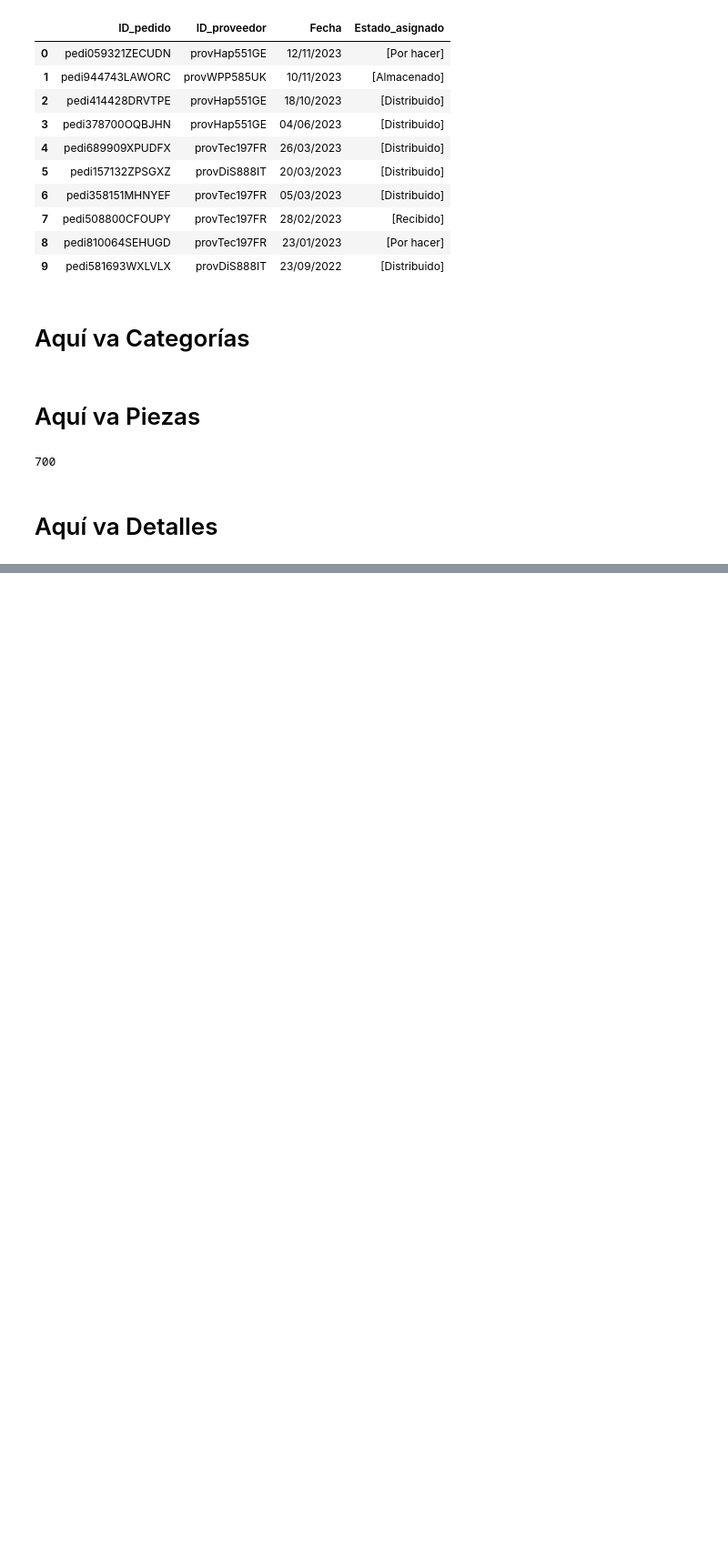
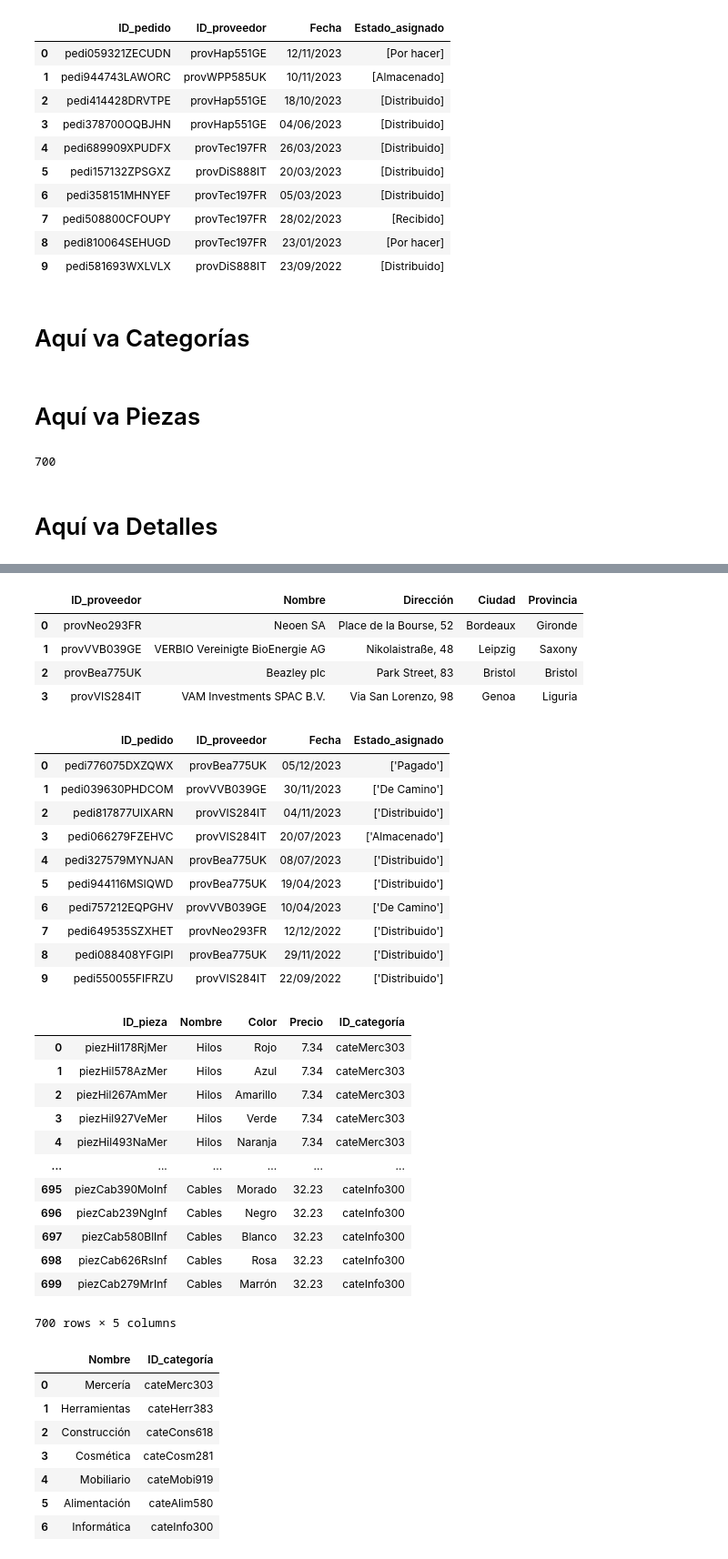
Before and after one commit to OKy9413/ONLINE_DS_THEBRIDGE_EXERSISES, a Jupyter notebook: 03_Analisis_de_Datos/Sprint_07/Team_Challenge/how_to_create_dataframe_v2.ipynb, the cells around one changed output, grey strips where cells are left out. Shown at 91% size. Drawn from its saved outputs; the diff is of its cells as text; code cells hidden in the pictures; blank space fills up the shorter version.

```diff
--- a/03_Analisis_de_Datos/Sprint_07/Team_Challenge/how_to_create_dataframe_v2.ipynb
+++ b/03_Analisis_de_Datos/Sprint_07/Team_Challenge/how_to_create_dataframe_v2.ipynb
@@ -760,0 +759,50 @@ df_deta['ID_pedido'].nunique()
+# %%
+tabla_proveedores = pd.read_csv('proveedores10.csv')
+tabla_pedidos = pd.read_csv('pedidos10.csv')
+tabla_piezas = pd.read_csv('pienzas10.csv')
+tabla_categoria = pd.read_csv('categoria10.csv')
+tabla_detalles = pd.read_csv('detalles10.csv')
+
+display(tabla_proveedores)
+display(tabla_pedidos)
+display(tabla_piezas)
+display(tabla_categoria)
+display(tabla_detalles)
+# %% [output]
+|  | ID_proveedor | Nombre | Dirección | Ciudad | Provincia |
+| 0 | provNeo293FR | Neoen SA | Place de la Bourse, 52 | Bordeaux | Gironde |
+| 1 | provVVB039GE | VERBIO Vereinigte BioEnergie AG | Nikolaistraße, 48 | Leipzig | Saxony |
+| 2 | provBea775UK | Beazley plc | Park Street, 83 | Bristol | Bristol |
+| 3 | provVIS284IT | VAM Investments SPAC B.V. | Via San Lorenzo, 98 | Genoa | Liguria |
+|  | ID_pedido | ID_proveedor | Fecha | Estado_asignado |
+| 0 | pedi776075DXZQWX | provBea775UK | 05/12/2023 | ['Pagado'] |
+| 1 | pedi039630PHDCOM | provVVB039GE | 30/11/2023 | ['De Camino'] |
+| 2 | pedi817877UIXARN | provVIS284IT | 04/11/2023 | ['Distribuido'] |
+| 3 | pedi066279FZEHVC | provVIS284IT | 20/07/2023 | ['Almacenado'] |
+| 4 | pedi327579MYNJAN | provBea775UK | 08/07/2023 | ['Distribuido'] |
+| 5 | pedi944116MSIQWD | provBea775UK | 19/04/2023 | ['Distribuido'] |
+| 6 | pedi757212EQPGHV | provVVB039GE | 10/04/2023 | ['De Camino'] |
+| 7 | pedi649535SZXHET | provNeo293FR | 12/12/2022 | ['Distribuido'] |
+| 8 | pedi088408YFGIPI | provBea775UK | 29/11/2022 | ['Distribuido'] |
+| 9 | pedi550055FIFRZU | provVIS284IT | 22/09/2022 | ['Distribuido'] |
+|  | ID_pieza | Nombre | Color | Precio | ID_categoría |
+| 0 | piezHil178RjMer | Hilos | Rojo | 7.34 | cateMerc303 |
+| 1 | piezHil578AzMer | Hilos | Azul | 7.34 | cateMerc303 |
+| 2 | piezHil267AmMer | Hilos | Amarillo | 7.34 | cateMerc303 |
+| 3 | piezHil927VeMer | Hilos | Verde | 7.34 | cateMerc303 |
+| 4 | piezHil493NaMer | Hilos | Naranja | 7.34 | cateMerc303 |
+| ... | ... | ... | ... | ... | ... |
+| 695 | piezCab390MoInf | Cables | Morado | 32.23 | cateInfo300 |
+| 696 | piezCab239NgInf | Cables | Negro | 32.23 | cateInfo300 |
+| 697 | piezCab580BlInf | Cables | Blanco | 32.23 | cateInfo300 |
+| 698 | piezCab626RsInf | Cables | Rosa | 32.23 | cateInfo300 |
+| 699 | piezCab279MrInf | Cables | Marrón | 32.23 | cateInfo300 |
+700 rows × 5 columns
+|  | Nombre | ID_categoría |
+| 0 | Mercería | cateMerc303 |
+| 1 | Herramientas | cateHerr383 |
+| 2 | Construcción | cateCons618 |
+| 3 | Cosmética | cateCosm281 |
+| 4 | Mobiliario | cateMobi919 |
+| 5 | Alimentación | cateAlim580 |
+| 6 | Informática | cateInfo300 |
```
Also changed, not shown: parts of 5 cells of this notebook, 10 other files.
